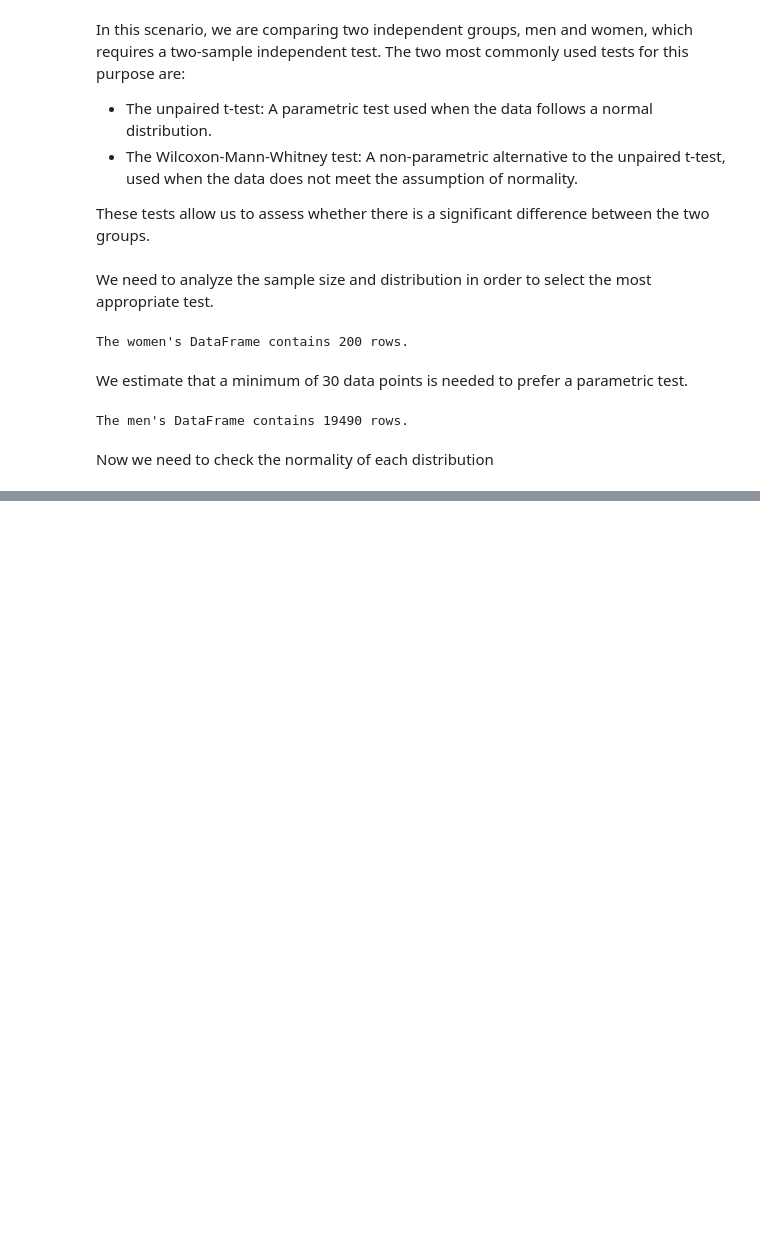
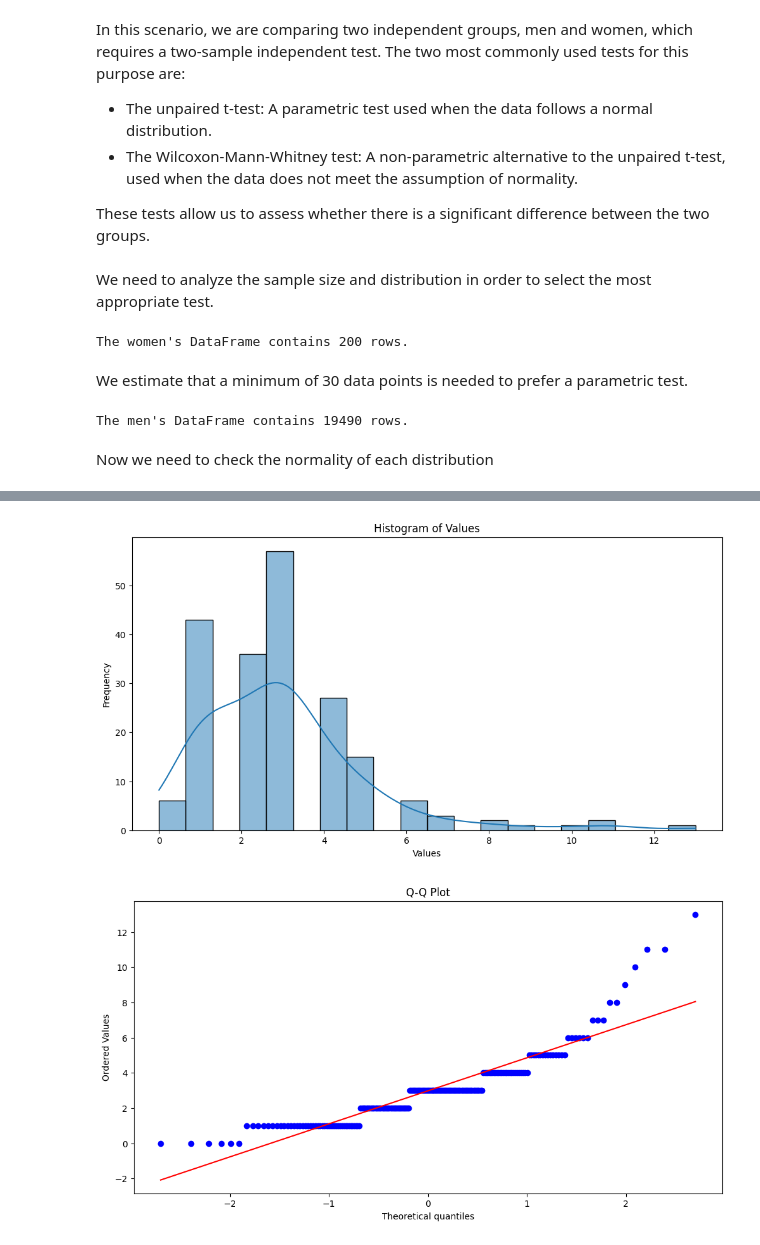
Before and after one commit to Mnr04/Data_Bootcamps_Projects, a Jupyter notebook: Hypothesis_Testing_Soccer_Matches.ipynb, the cells around one changed output, grey strips where cells are left out. Drawn from its saved outputs; the diff is of its cells as text; code cells hidden in the pictures; blank space fills up the shorter version.

```diff
--- a/Hypothesis_Testing_Soccer_Matches.ipynb
+++ b/Hypothesis_Testing_Soccer_Matches.ipynb
@@ -177,3 +179,7 @@ print(f"The men's DataFrame contains {mens_sample[0]} rows.")
 The men's DataFrame contains 19490 rows.
 # %% [markdown]
 Now we need to check the normality of each distribution
+# %%
+# New column for total goals per match
+womens_worldCup.loc[:,"Total_goals"] = womens_worldCup["home_score"] + womens_worldCup["away_score"]
+mens_worldCup.loc[:,"Total_goals"] = mens_worldCup["home_score"] + mens_worldCup["away_score"]
@@ -179,0 +204,20 @@ Now we need to check the normality of each distribution
+# %%
+# Plot histogram to visualize the distribution of total goals for womens
+cible = womens_worldCup["Total_goals"]
+
+# Histogram
+plt.figure(figsize=(12, 6))
+sns.histplot(cible, kde=True)
+plt.title('Histogram of Values')
+plt.xlabel('Values')
+plt.ylabel('Frequency')
+plt.show()
+
+# Q-Q Plot
+plt.figure(figsize=(12, 6))
+stats.probplot(cible, dist="norm", plot=plt)
+plt.title('Q-Q Plot')
+plt.show()
+# %% [output]
+[figure, added]
+[figure, added]
```
Also changed, not shown: parts of 6 cells of this notebook.
